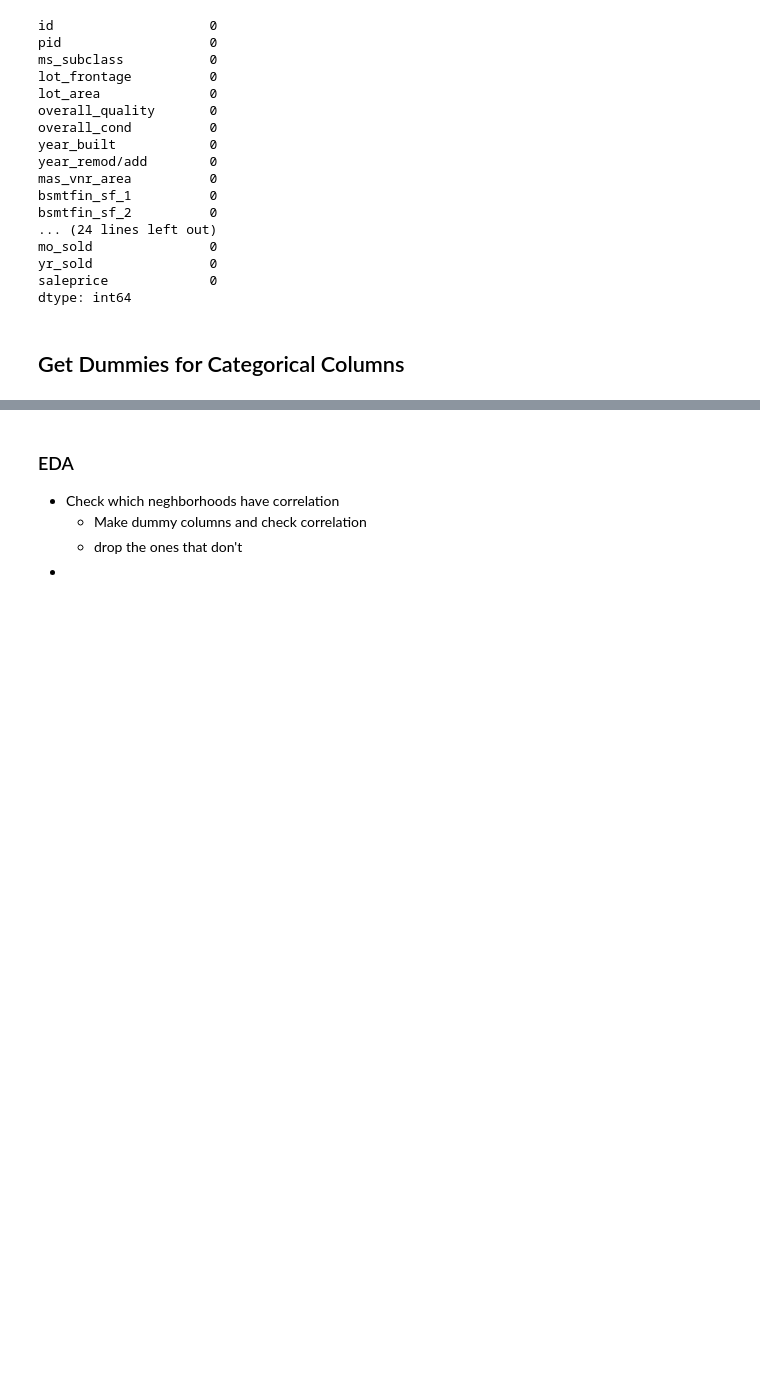
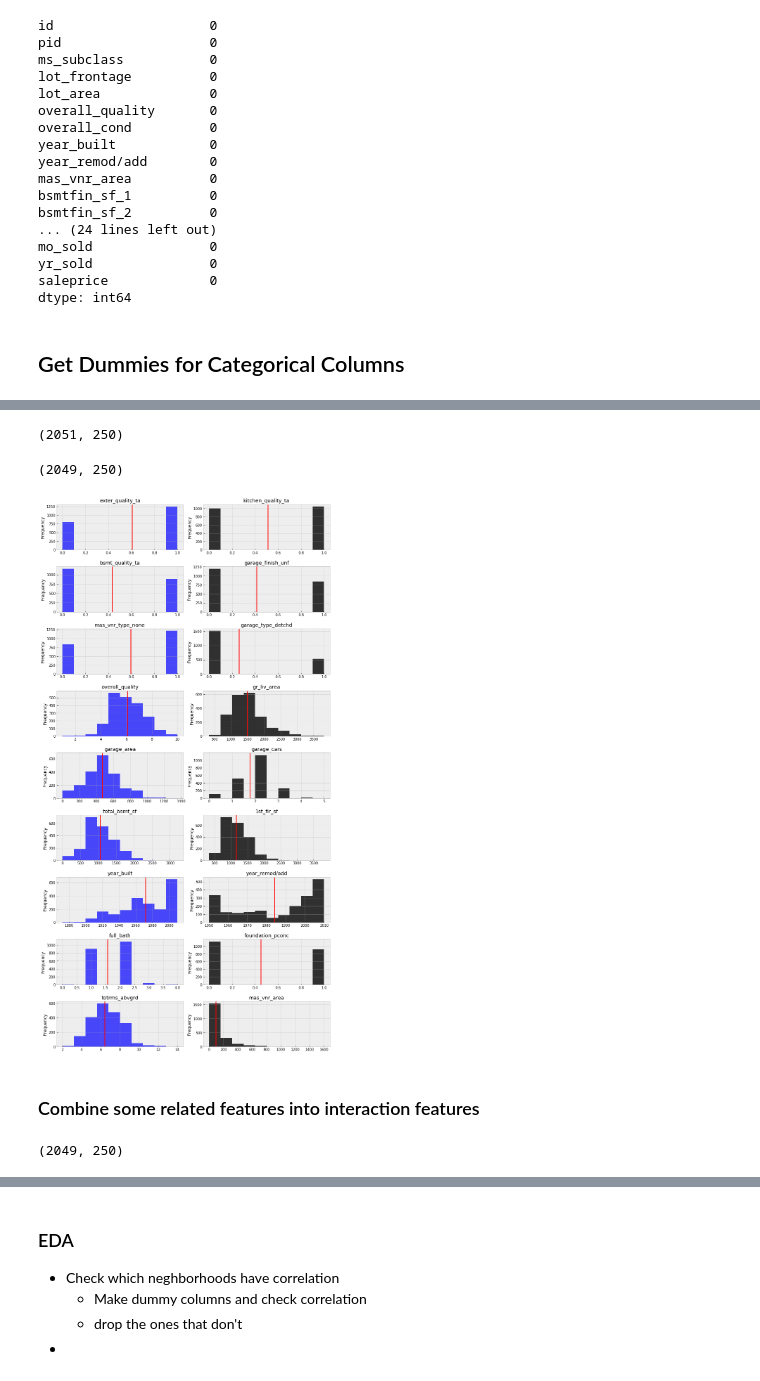
Before and after one commit to jamjahal/home_price_prediction, a Jupyter notebook: Code/01_EDA_and_Cleaning.ipynb, the cells around one changed output, grey strips where cells are left out. Cells and saved outputs as stored; diff of their text form; code cells hidden in the pictures; blank space fills up the shorter version.

```diff
--- a/Code/01_EDA_and_Cleaning.ipynb
+++ b/Code/01_EDA_and_Cleaning.ipynb
@@ -191,3 +221,29 @@ def corr_rank (df, target):
+# %%
+# Sub plot hist for many variables
+
+def plt_hists(df, columns, ncols=2):
+    nrows = int(np.ceil((len(columns))/2))
+    fig, ax = plt.subplots(nrows=nrows, ncols=ncols, figsize = (12, 2.5 * nrows))
+    plt.style.use('bmh')
+    plt.tight_layout(pad=3)
+
+    #this is the most important line of the function.  .ravel returns a flattened array
+#    of the data instead of a matrix.
+    ax = ax.ravel()
+    for i, col in enumerate(columns):
+
+        if i % 2 == 0:
+            color = 'blue'
+            alpha = 0.7
+        else:
+            color = 'black'
+            alpha = 0.8
+
+        ax[i].hist(df[col], color=color, alpha=alpha)       #plot histogram
+        ax[i].set_title(col)
+        ax[i].set_ylabel('Frequency')
+        ax[i].set_xlabel('')
+        ax[i].axvline(df[col].mean(), color='red', linewidth=2)   # Mean line
 # %%
 corr_rank(df_dummies, 'saleprice')
 # %% [output]
@@ -221,0 +282,22 @@ ValueError: Image size of 369180x3240 pixels is too large. It must be less than
+# %%
+df_dummies.shape
+# %% [output]
+(2051, 250)
+# %%
+
+# Dropping 2 outliers
+df_dummies.drop([960,1885], inplace=True)
+# %%
+df_dummies.shape
+# %% [output]
+(2049, 250)
+# %%
+plt_hists(df_dummies, features_Q)
+# %% [output]
+[figure, added]
+# %% [markdown]
+### Combine some related features into interaction features
+# %%
+df_dummies.shape
+# %% [output]
+(2049, 250)
```
Also changed, not shown: parts of 50 cells of this notebook, 3 other files.
